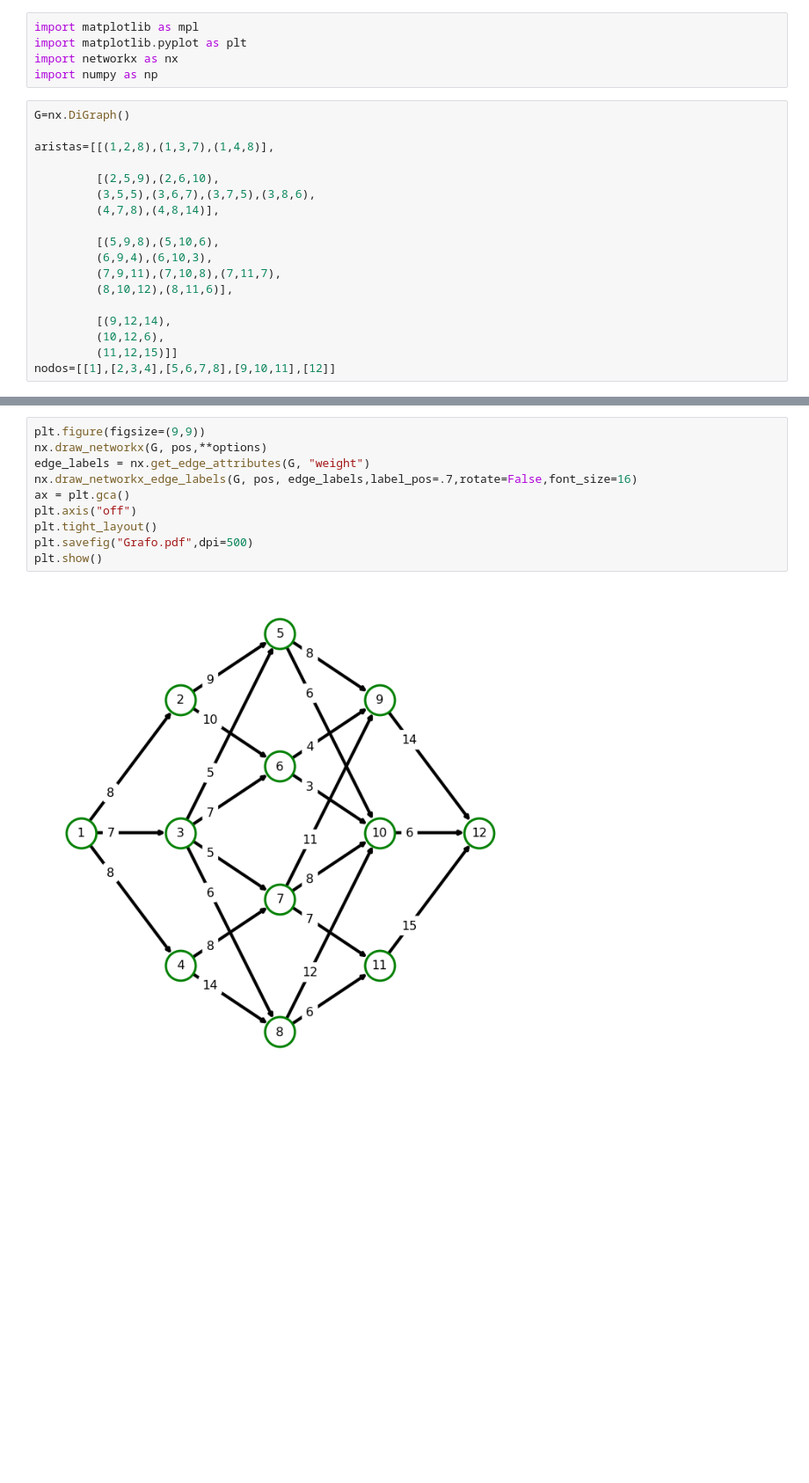
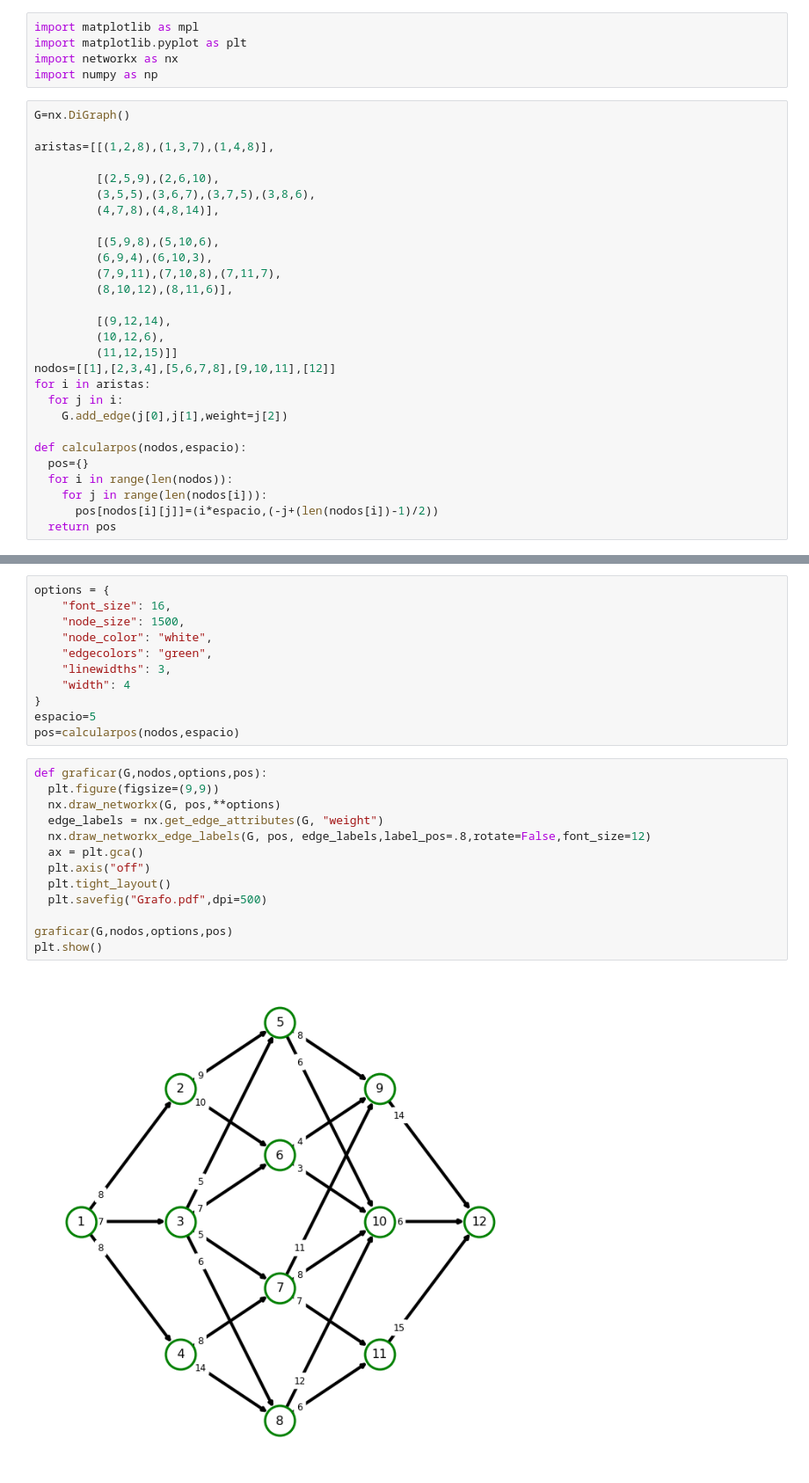
Before and after one commit to Michael-Jimenez-C/Investigaci-n-de-operaciones, a Jupyter notebook: Tarea5IO/PD_deterministica.ipynb, the cells around one changed output, grey strips where cells are left out. Shown: that part at 88% size. Drawn from its saved outputs; the diff is of its cells as text; blank space fills up the shorter version.

```diff
--- a/Tarea5IO/PD_deterministica.ipynb
+++ b/Tarea5IO/PD_deterministica.ipynb
@@ -23,3 +23,13 @@ aristas=[[(1,2,8),(1,3,7),(1,4,8)],
          (10,12,6),
          (11,12,15)]]
 nodos=[[1],[2,3,4],[5,6,7,8],[9,10,11],[12]]
+for i in aristas:
+  for j in i:
+    G.add_edge(j[0],j[1],weight=j[2])
+
+def calcularpos(nodos,espacio):
+  pos={}
+  for i in range(len(nodos)):
+    for j in range(len(nodos[i])):
+      pos[nodos[i][j]]=(i*espacio,(-j+(len(nodos[i])-1)/2))
+  return pos
@@ -63,13 +36,27 @@ for i in range(len(nodos)):
+# %%
+options = {
+    "font_size": 16,
+    "node_size": 1500,
+    "node_color": "white",
+    "edgecolors": "green",
+    "linewidths": 3,
+    "width": 4
+}
+espacio=5
+pos=calcularpos(nodos,espacio)
 # %%
-plt.figure(figsize=(9,9))
-nx.draw_networkx(G, pos,**options)
-edge_labels = nx.get_edge_attributes(G, "weight")
-nx.draw_networkx_edge_labels(G, pos, edge_labels,label_pos=.7,rotate=False,font_size=16)
-ax = plt.gca()
-plt.axis("off")
-plt.tight_layout()
-plt.savefig("Grafo.pdf",dpi=500)
+def graficar(G,nodos,options,pos):
+  plt.figure(figsize=(9,9))
+  nx.draw_networkx(G, pos,**options)
+  edge_labels = nx.get_edge_attributes(G, "weight")
+  nx.draw_networkx_edge_labels(G, pos, edge_labels,label_pos=.8,rotate=False,font_size=12)
+  ax = plt.gca()
+  plt.axis("off")
+  plt.tight_layout()
+  plt.savefig("Grafo.pdf",dpi=500)
+
+graficar(G,nodos,options,pos)
 plt.show()
 # %% [output]
-[figure, old version]
+[figure, new version]
 # %%
```
Also changed, not shown: parts of 14 cells of this notebook.
